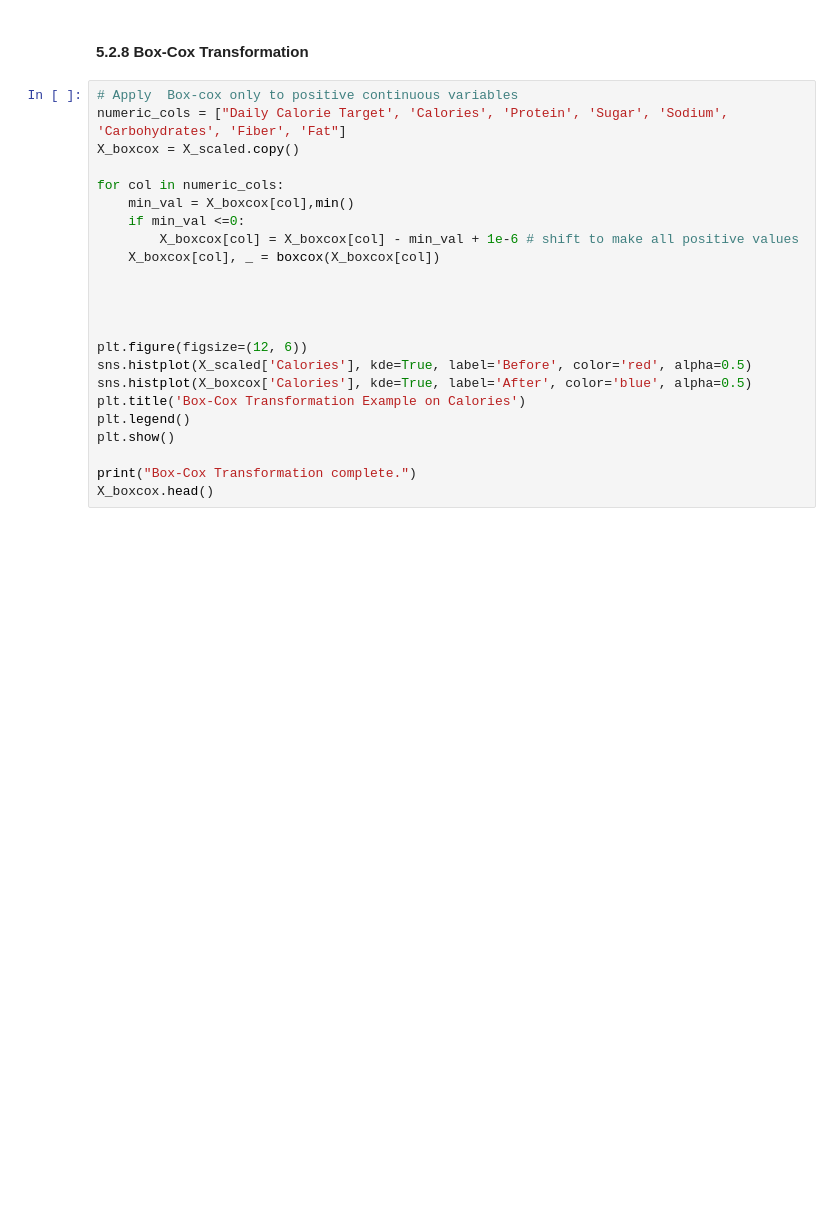
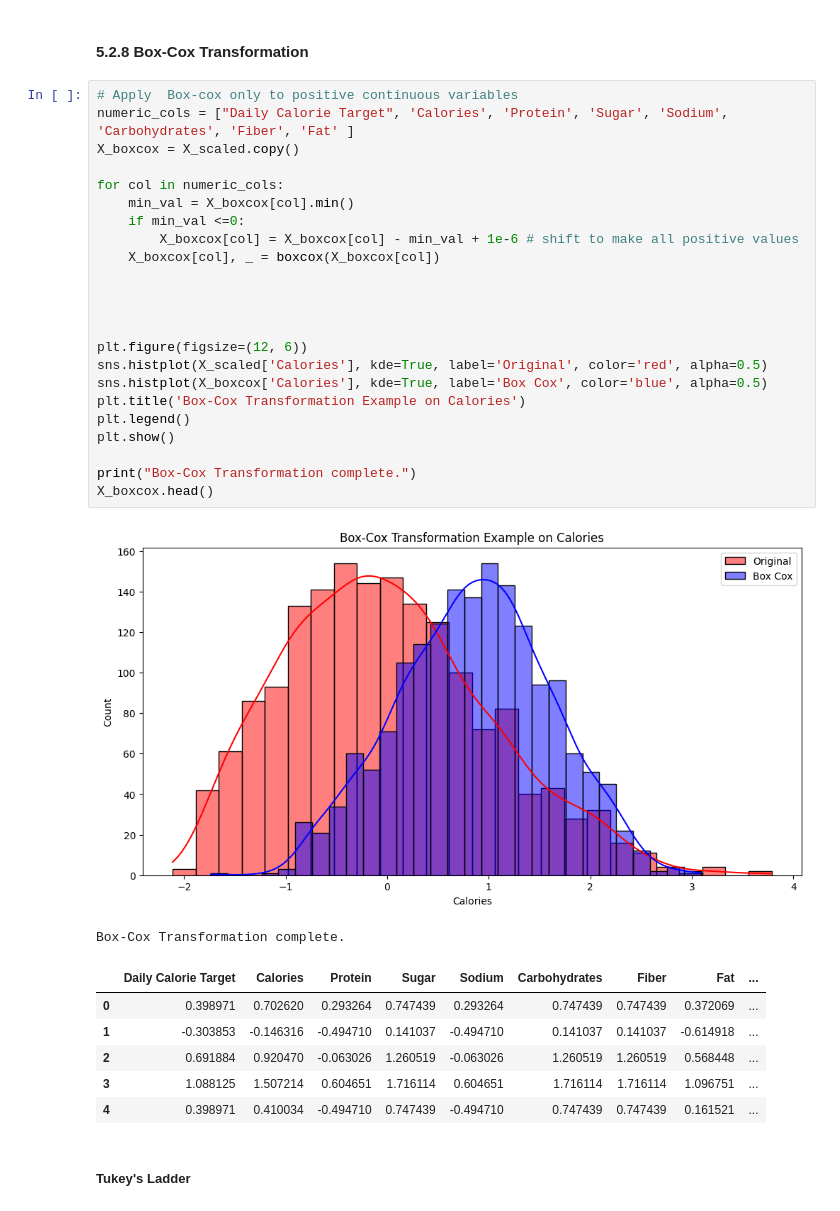
Before and after one commit to Mostafa-Allahmoradi/ClusteringKMeans_Workshop, a Jupyter notebook: Workshop_4.ipynb, the cells around one changed output. Saved outputs shown, nothing was run; the diff lists cells and outputs as text; blank space fills up the shorter version.

```diff
--- a/Workshop_4.ipynb
+++ b/Workshop_4.ipynb
@@ -515,24 +524,35 @@ X_selected.head()
 #### 5.2.8 Box-Cox Transformation
 # %%
 # Apply  Box-cox only to positive continuous variables
-numeric_cols = ["Daily Calorie Target', 'Calories', 'Protein', 'Sugar', 'Sodium', 'Carbohydrates', 'Fiber', 'Fat"]
+numeric_cols = ["Daily Calorie Target", 'Calories', 'Protein', 'Sugar', 'Sodium', 'Carbohydrates', 'Fiber', 'Fat' ]
 X_boxcox = X_scaled.copy()
 
 for col in numeric_cols:
-    min_val = X_boxcox[col],min()
+    min_val = X_boxcox[col].min()
     if min_val <=0:
         X_boxcox[col] = X_boxcox[col] - min_val + 1e-6 # shift to make all positive values
     X_boxcox[col], _ = boxcox(X_boxcox[col])
 
 
 
 
 plt.figure(figsize=(12, 6))
-sns.histplot(X_scaled['Calories'], kde=True, label='Before', color='red', alpha=0.5)
-sns.histplot(X_boxcox['Calories'], kde=True, label='After', color='blue', alpha=0.5)
+sns.histplot(X_scaled['Calories'], kde=True, label='Original', color='red', alpha=0.5)
+sns.histplot(X_boxcox['Calories'], kde=True, label='Box Cox', color='blue', alpha=0.5)
 plt.title('Box-Cox Transformation Example on Calories')
 plt.legend()
 plt.show()
 
 print("Box-Cox Transformation complete.")
 X_boxcox.head()
+# %% [output]
+[figure, added]
+Box-Cox Transformation complete.
+|  | Daily Calorie Target | Calories | Protein | Sugar | Sodium | Carbohydrates | Fiber | Fat | ... |
+| 0 | 0.398971 | 0.702620 | 0.293264 | 0.747439 | 0.293264 | 0.747439 | 0.747439 | 0.372069 | ... |
+| 1 | -0.303853 | -0.146316 | -0.494710 | 0.141037 | -0.494710 | 0.141037 | 0.141037 | -0.614918 | ... |
+| 2 | 0.691884 | 0.920470 | -0.063026 | 1.260519 | -0.063026 | 1.260519 | 1.260519 | 0.568448 | ... |
+| 3 | 1.088125 | 1.507214 | 0.604651 | 1.716114 | 0.604651 | 1.716114 | 1.716114 | 1.096751 | ... |
+| 4 | 0.398971 | 0.410034 | -0.494710 | 0.747439 | -0.494710 | 0.747439 | 0.747439 | 0.161521 | ... |
+# %% [markdown]
+##### Tukey's Ladder
```
Also changed, not shown: parts of 4 cells of this notebook.
